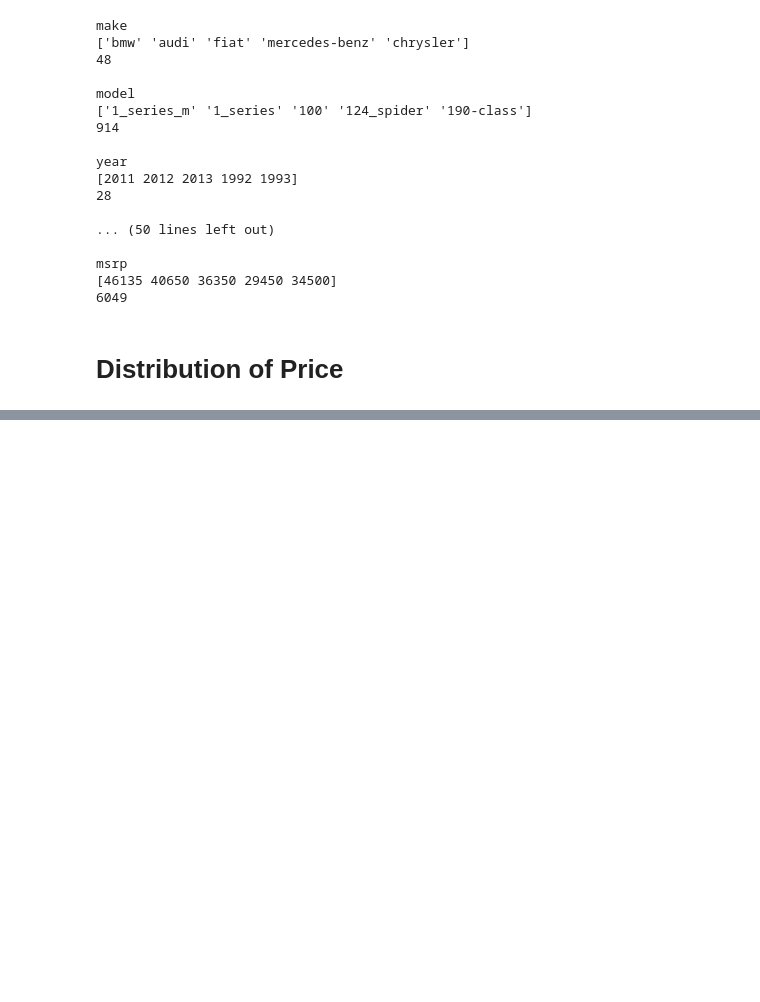
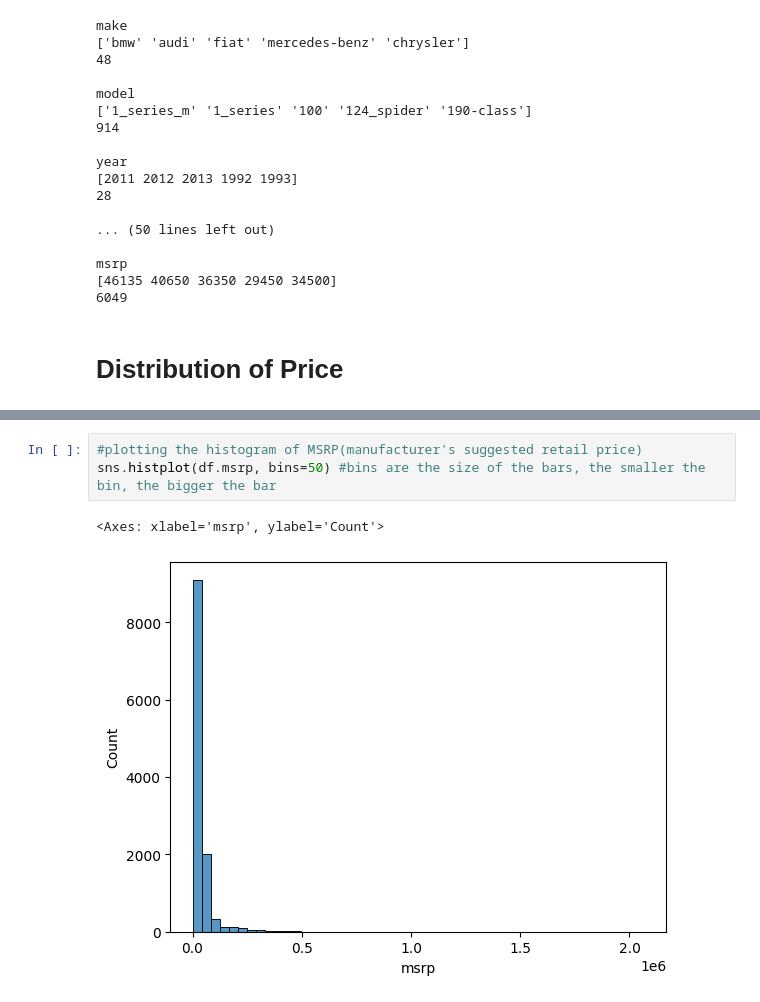
Before and after one commit to vincentainatech/machine-learning-zoomcamp-homework, a Jupyter notebook: 02-Regression/car-price-prediction.ipynb, the cells around one changed output, grey strips where cells are left out. Drawn from its saved outputs; the diff is of its cells as text; blank space fills up the shorter version.

```diff
--- a/02-Regression/car-price-prediction.ipynb
+++ b/02-Regression/car-price-prediction.ipynb
@@ -249,0 +279,6 @@ msrp
+# %%
+#plotting the histogram of MSRP(manufacturer's suggested retail price)
+sns.histplot(df.msrp, bins=50) #bins are the size of the bars, the smaller the bin, the bigger the bar
+# %% [output]
+<Axes: xlabel='msrp', ylabel='Count'>
+[figure, added]
```
Also changed, not shown: parts of 13 cells of this notebook.
